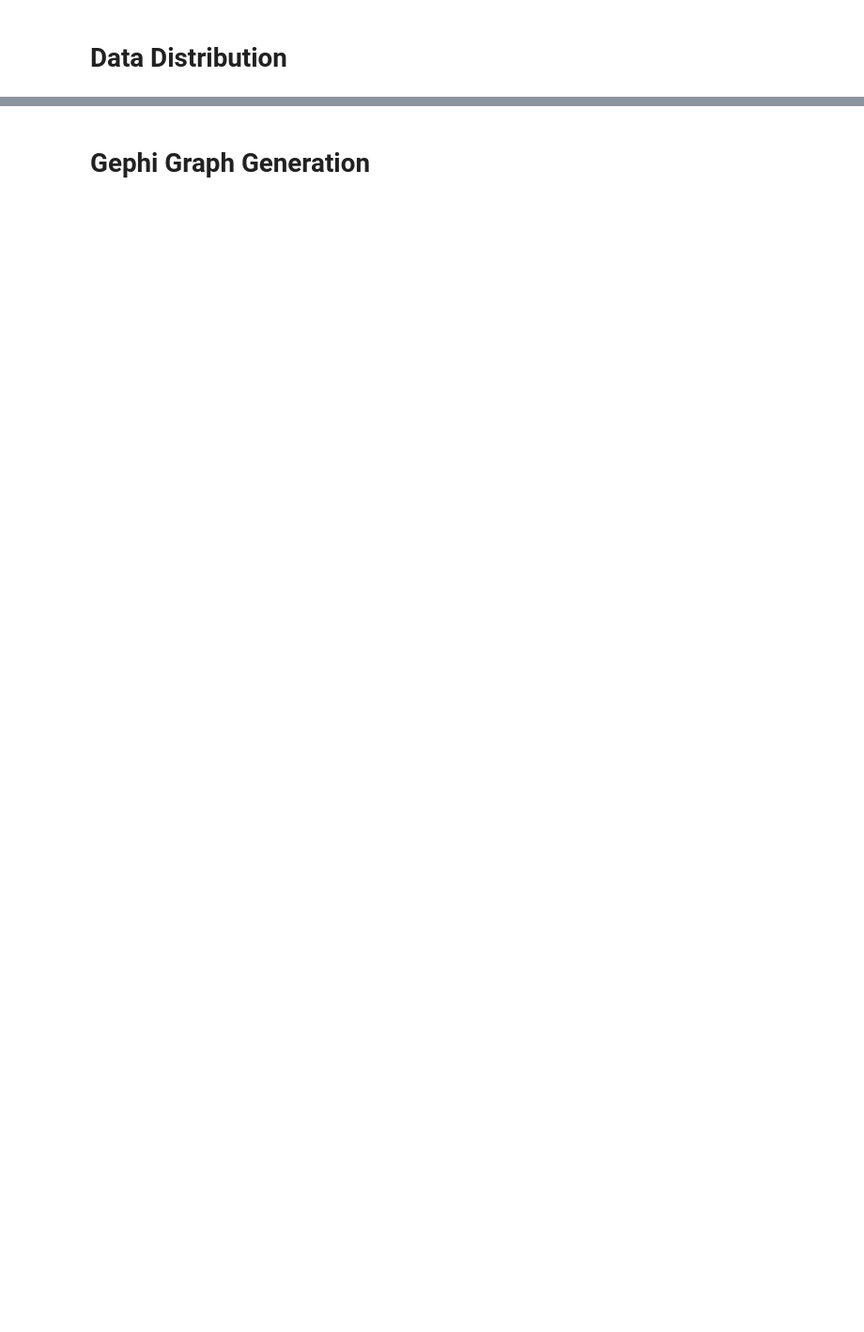
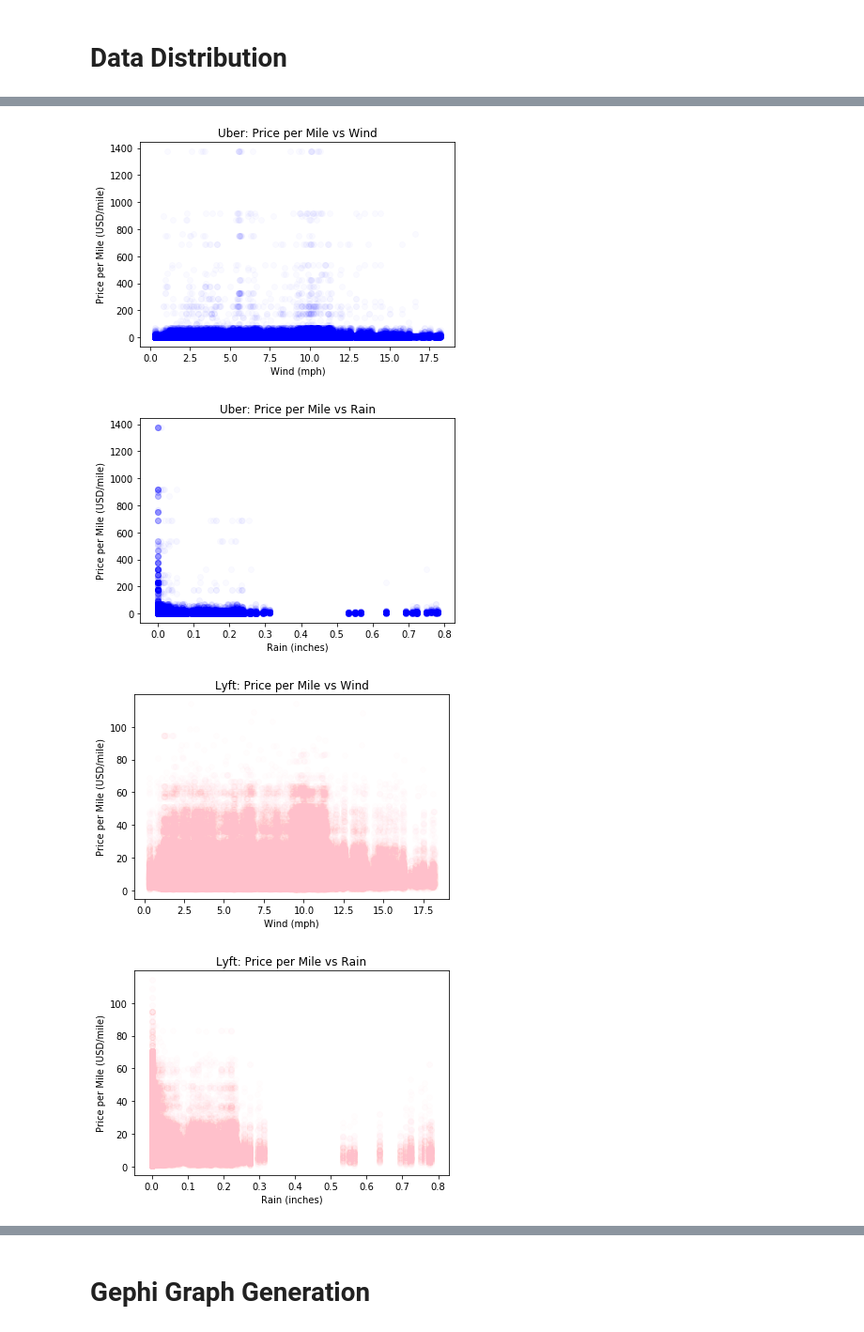
Before and after one commit to jacinda96/ECE-143-Project-Group-13, a Jupyter notebook: ECE143.ipynb, the cells around one changed output, grey strips where cells are left out. Shown: that part at 94% size. Drawn from its saved outputs; the diff is of its cells as text; code cells hidden in the pictures; blank space fills up the shorter version.

```diff
--- a/ECE143.ipynb
+++ b/ECE143.ipynb
@@ -207,0 +197,11 @@ sns.scatterplot(x=data_train["distance"],y=data_train["surge_multiplier"],data=d
+# %%
+import matplotlib.pyplot as plt
+import seaborn as sns
+
+%matplotlib inline
+
+data = pd.read_csv('data_merged.csv', delimiter=',')
+data = data.dropna(axis=0, how='any', thresh=None, inplace=False)
+uber_data = data.loc[data['cab_type'] == 'Uber']
+lyft_data = data.loc[data['cab_type'] == 'Lyft']
+uber_prices = uber_data
@@ -207,0 +210,34 @@ sns.scatterplot(x=data_train["distance"],y=data_train["surge_multiplier"],data=d
+# %%
+def scatter_ppm_vs_weather(df, weather, title, xaxis, color):
+    '''
+    Creates a "heatmap" scatterplot of price per mile vs weather condition
+    df : pd.DataFrame to pull data from
+    weather: the weather condition we are going to plot against
+    title: string title of the graph
+    xaxis: the title of the xaxis
+    color: the color of the scatter markers
+    '''
+
+    assert isinstance(df, pd.DataFrame)
+    assert isinstance(weather, str)
+    assert isinstance(title, str)
+    assert isinstance(xaxis, str)
+    assert isinstance(color, str)
+
+
+    plt.figure()
+    plt.scatter(df[weather], (df['price'] / df['distance']), alpha=0.02, facecolor=color),
+    plt.title(title)
+    plt.xlabel(xaxis)
+    plt.ylabel('Price per Mile (USD/mile)')
+    plt.show()
+
+scatter_ppm_vs_weather(uber_data, 'wind', 'Uber: Price per Mile vs Wind', 'Wind (mph)', 'blue')
+scatter_ppm_vs_weather(uber_data, 'rain', 'Uber: Price per Mile vs Rain', 'Rain (inches)', 'blue')
+scatter_ppm_vs_weather(lyft_data, 'wind', 'Lyft: Price per Mile vs Wind', 'Wind (mph)', 'pink')
+scatter_ppm_vs_weather(lyft_data, 'rain', 'Lyft: Price per Mile vs Rain', 'Rain (inches)', 'pink')
+# %% [output]
+[figure, added]
+[figure, added]
+[figure, added]
+[figure, added]
```
Also changed, not shown: parts of 27 cells of this notebook, 2 other files.
